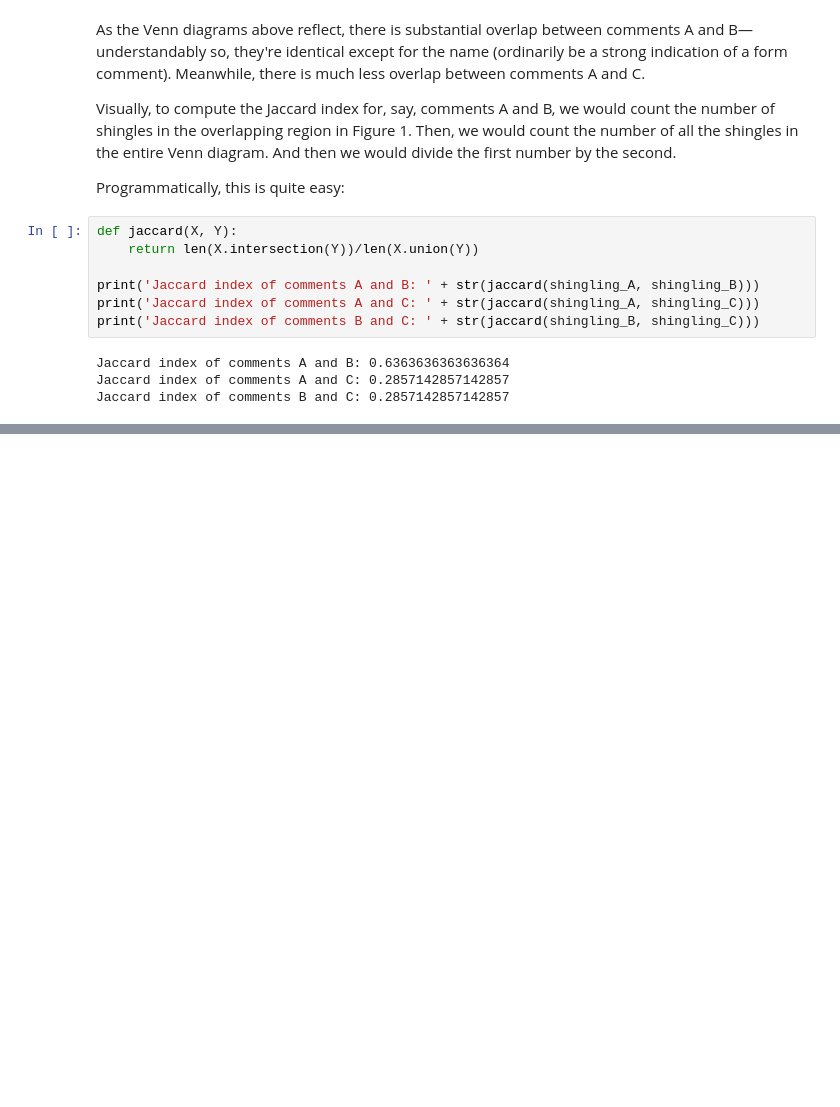
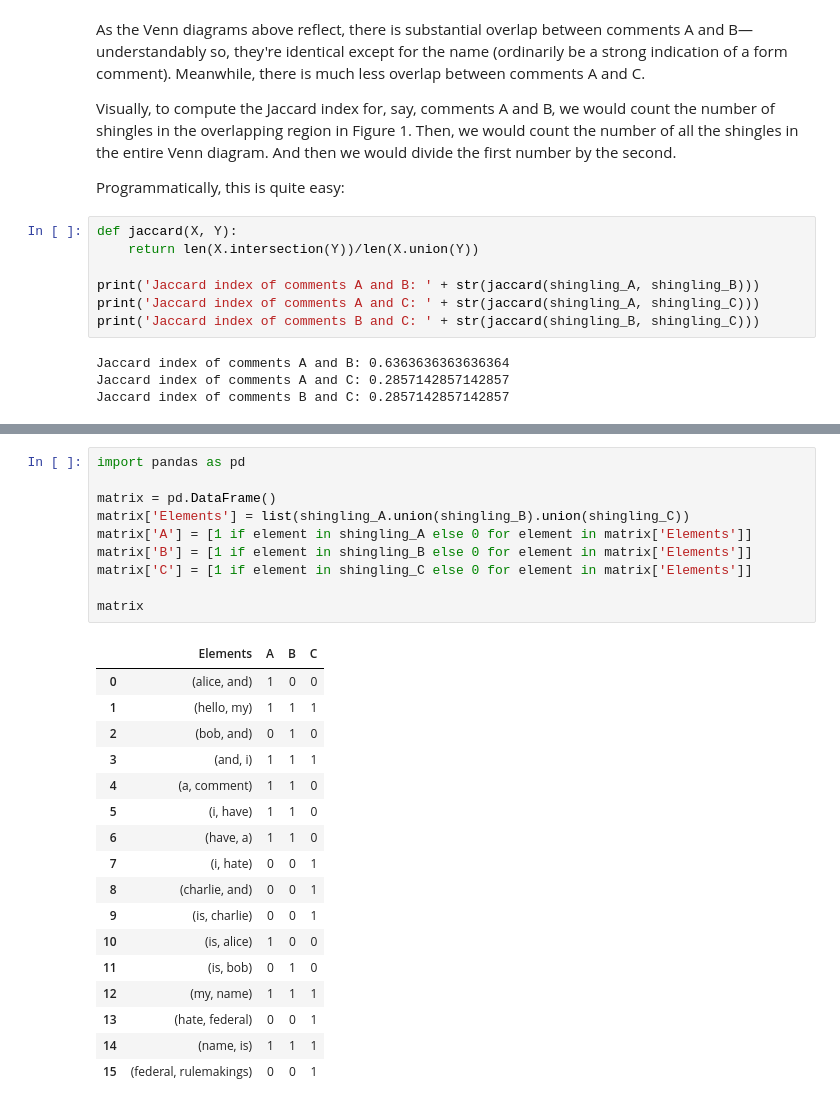
Before and after one commit to jtwall/Data-Analytics-Explanations, a Jupyter notebook: nearduplicatedetection.ipynb, the cells around one changed output, grey strips where cells are left out. Drawn from its saved outputs; the diff is of its cells as text; blank space fills up the shorter version.

```diff
--- a/nearduplicatedetection.ipynb
+++ b/nearduplicatedetection.ipynb
@@ -291,0 +292,28 @@ The first step toward understanding MinHash is visualizing sets not as Venn diag
+# %%
+import pandas as pd
+
+matrix = pd.DataFrame()
+matrix['Elements'] = list(shingling_A.union(shingling_B).union(shingling_C))
+matrix['A'] = [1 if element in shingling_A else 0 for element in matrix['Elements']]
+matrix['B'] = [1 if element in shingling_B else 0 for element in matrix['Elements']]
+matrix['C'] = [1 if element in shingling_C else 0 for element in matrix['Elements']]
+
+matrix
+# %% [output]
+|  | Elements | A | B | C |
+| 0 | (alice, and) | 1 | 0 | 0 |
+| 1 | (hello, my) | 1 | 1 | 1 |
+| 2 | (bob, and) | 0 | 1 | 0 |
+| 3 | (and, i) | 1 | 1 | 1 |
+| 4 | (a, comment) | 1 | 1 | 0 |
+| 5 | (i, have) | 1 | 1 | 0 |
+| 6 | (have, a) | 1 | 1 | 0 |
+| 7 | (i, hate) | 0 | 0 | 1 |
+| 8 | (charlie, and) | 0 | 0 | 1 |
+| 9 | (is, charlie) | 0 | 0 | 1 |
+| 10 | (is, alice) | 1 | 0 | 0 |
+| 11 | (is, bob) | 0 | 1 | 0 |
+| 12 | (my, name) | 1 | 1 | 1 |
+| 13 | (hate, federal) | 0 | 0 | 1 |
+| 14 | (name, is) | 1 | 1 | 1 |
+| 15 | (federal, rulemakings) | 0 | 0 | 1 |
```
Also changed, not shown: parts of 9 cells of this notebook.
